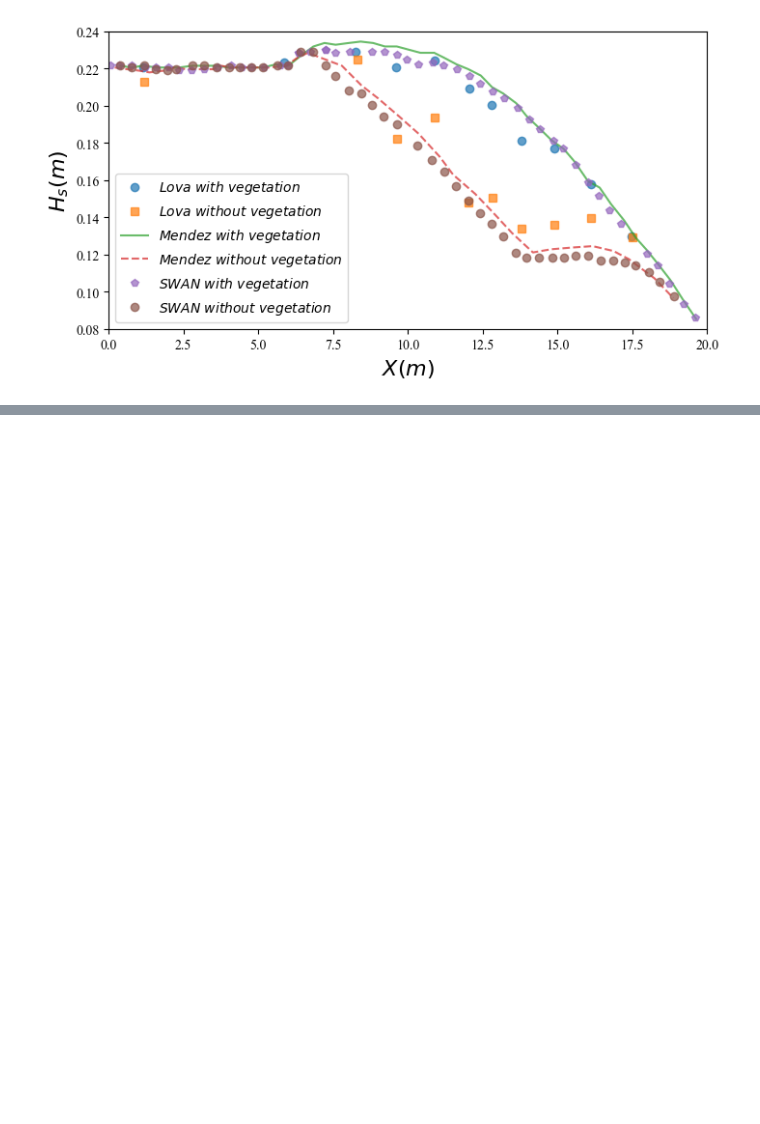
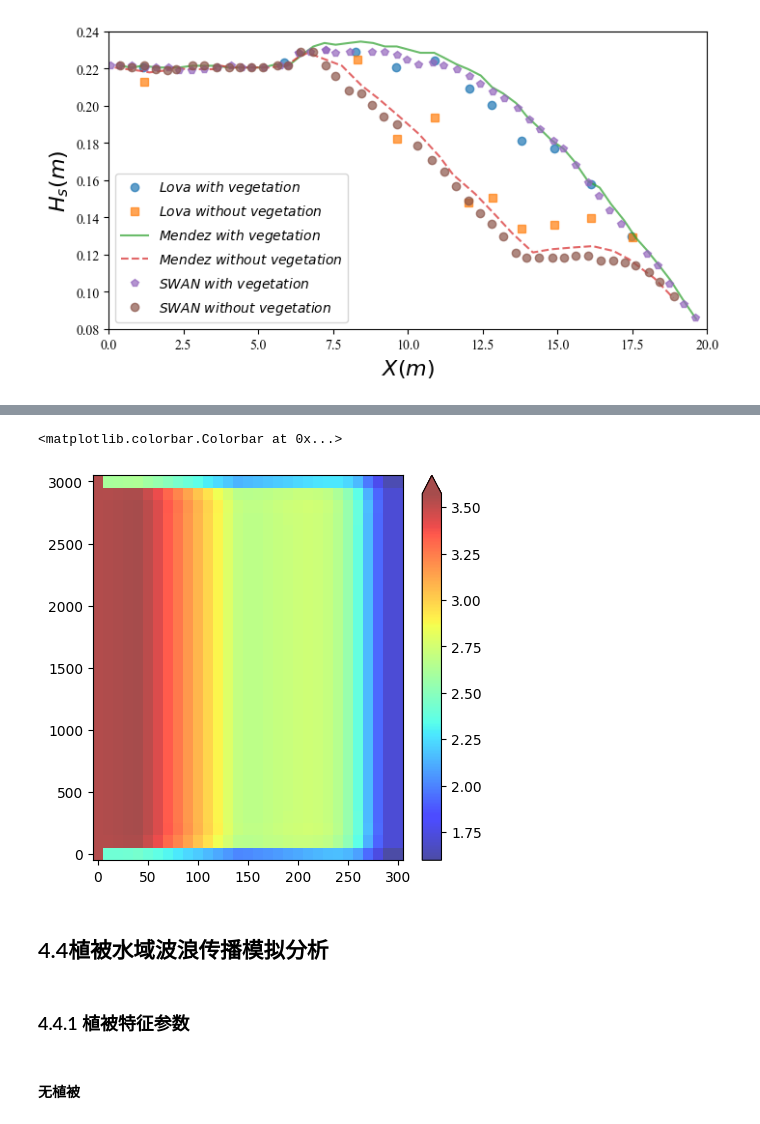
Before and after one commit to jackyvava/CodeWaveVegetation, a Jupyter notebook: code.ipynb, the cells around one changed output, grey strips where cells are left out. Cells and saved outputs as stored; diff of their text form; code cells hidden in the pictures; blank space fills up the shorter version.

```diff
--- a/code.ipynb
+++ b/code.ipynb
@@ -290,0 +432,27 @@ plt.savefig('modelData/Lova水槽对比.png',dpi=500,bbox_inches='tight')
+# %%
+data = pd.read_csv("D:/Desktop/毕业论文/model/一维modelSWAN/test2/result1.csv")
+data
+# %%
+x = data['x'][:31]
+HS = data['hs']
+
+for i in range (len(HS)):
+    if HS[i] < 0:
+        HS[i] = HS[i-1]
+# %%
+for  i in range (31):
+    for j in range (31):
+        Z1[i,j] = HS[i*31+j]
+# %%
+plt.figure(num=1,figsize = (5,5), facecolor=None)
+plt.pcolormesh(X1, Y1, Z1, cmap='jet',alpha=0.7)
+plt.colorbar(extend='max')
+# %% [output]
+<matplotlib.colorbar.Colorbar at 0x...>
+[figure, added]
+# %% [markdown]
+## 4.4植被水域波浪传播模拟分析
+# %% [markdown]
+### 4.4.1	植被特征参数
+# %% [markdown]
+#### 无植被
```
Also changed, not shown: parts of 83 cells of this notebook, 4 other files.
